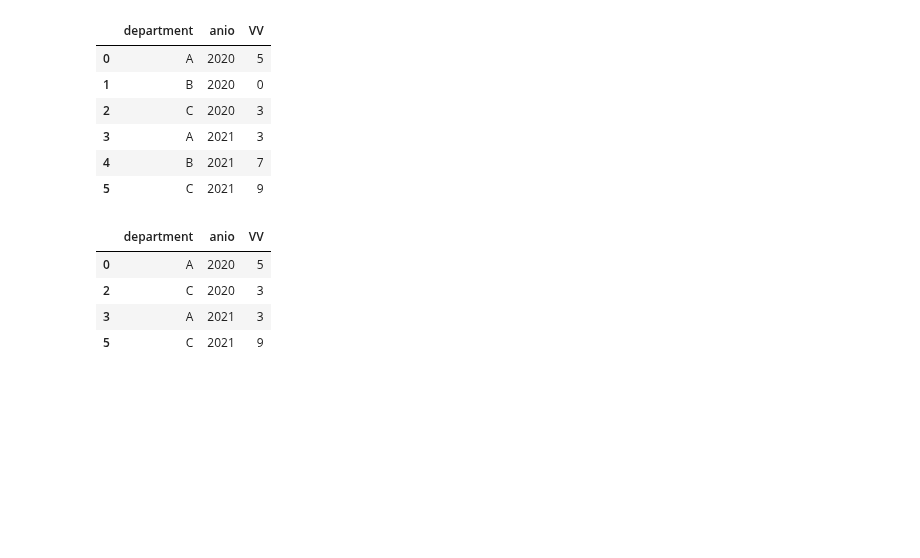
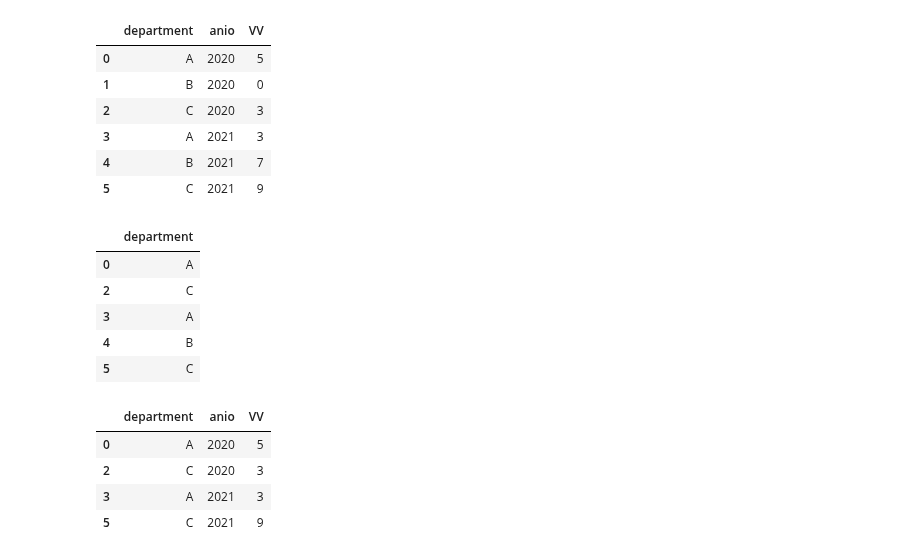
Before and after one commit to Mlcruz9/DS_TheBridgeBBK_SBIL2023, a Jupyter notebook: 2-Data_Analysis/2-Pandas/Teoría/6_Aggregation-and-Grouping.ipynb, the cells around one changed output. Saved outputs shown, nothing was run; the diff lists cells and outputs as text; code cells hidden in the pictures; blank space fills up the shorter version.

```diff
--- a/2-Data_Analysis/2-Pandas/Teoría/6_Aggregation-and-Grouping.ipynb
+++ b/2-Data_Analysis/2-Pandas/Teoría/6_Aggregation-and-Grouping.ipynb
@@ -447,6 +445,15 @@ df
 | 3 | A | 2021 | 3 |
 | 4 | B | 2021 | 7 |
 | 5 | C | 2021 | 9 |
+# %%
+pd.DataFrame(df['department'][df['VV'] > 1])
+# %% [output]
+|  | department |
+| 0 | A |
+| 2 | C |
+| 3 | A |
+| 4 | B |
+| 5 | C |
 # %%
 df.groupby('department').filter(filter_func)
 # %% [output]
```
Also changed, not shown: parts of 8 cells of this notebook, 3 other files.
